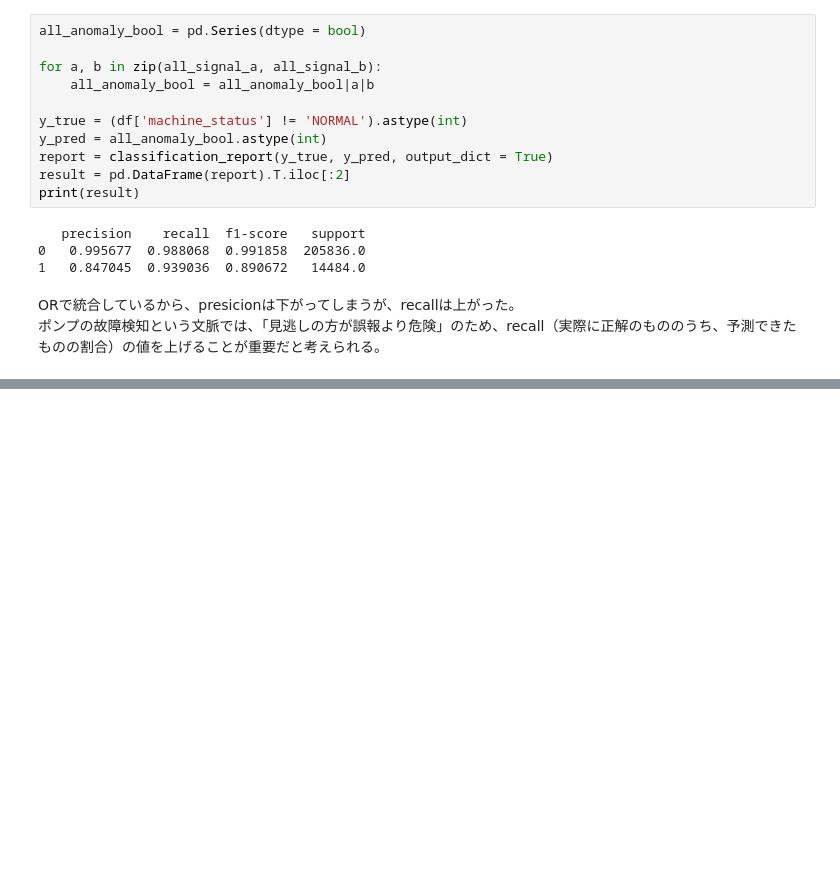
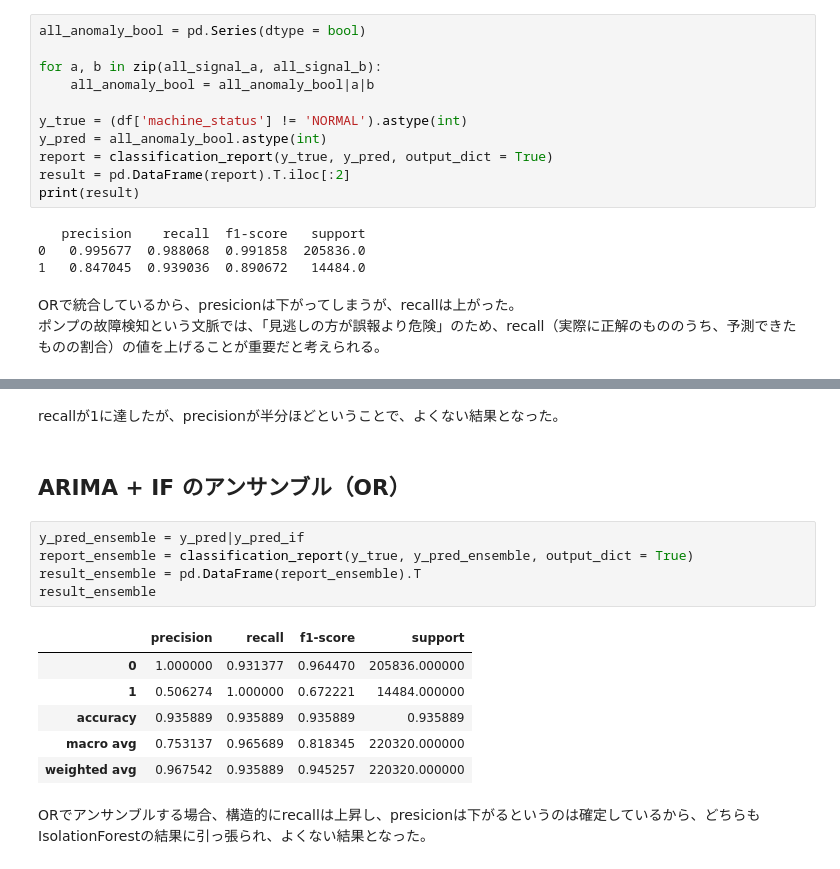
Before and after one commit to kowowowowmi/pump-anomaly-detection, a Jupyter notebook: notebooks/03_modeling_advanced.ipynb, the cells around one changed output, grey strips where cells are left out. Saved outputs shown, nothing was run; the diff lists cells and outputs as text; blank space fills up the shorter version.

```diff
--- a/notebooks/03_modeling_advanced.ipynb
+++ b/notebooks/03_modeling_advanced.ipynb
@@ -203,0 +233,18 @@ ORで統合しているから、presicionは下がってしまうが、recallは
+# %% [markdown]
+recallが1に達したが、precisionが半分ほどということで、よくない結果となった。
+# %% [markdown]
+## ARIMA + IF のアンサンブル（OR）
+# %%
+y_pred_ensemble = y_pred|y_pred_if
+report_ensemble = classification_report(y_true, y_pred_ensemble, output_dict = True)
+result_ensemble = pd.DataFrame(report_ensemble).T
+result_ensemble
+# %% [output]
+|  | precision | recall | f1-score | support |
+| 0 | 1.000000 | 0.931377 | 0.964470 | 205836.000000 |
+| 1 | 0.506274 | 1.000000 | 0.672221 | 14484.000000 |
+| accuracy | 0.935889 | 0.935889 | 0.935889 | 0.935889 |
+| macro avg | 0.753137 | 0.965689 | 0.818345 | 220320.000000 |
+| weighted avg | 0.967542 | 0.935889 | 0.945257 | 220320.000000 |
+# %% [markdown]
+ORでアンサンブルする場合、構造的にrecallは上昇し、presicionは下がるというのは確定しているから、どちらもIsolationForestの結果に引っ張られ、よくない結果となった。
```
Also changed, not shown: parts of 7 cells of this notebook.
